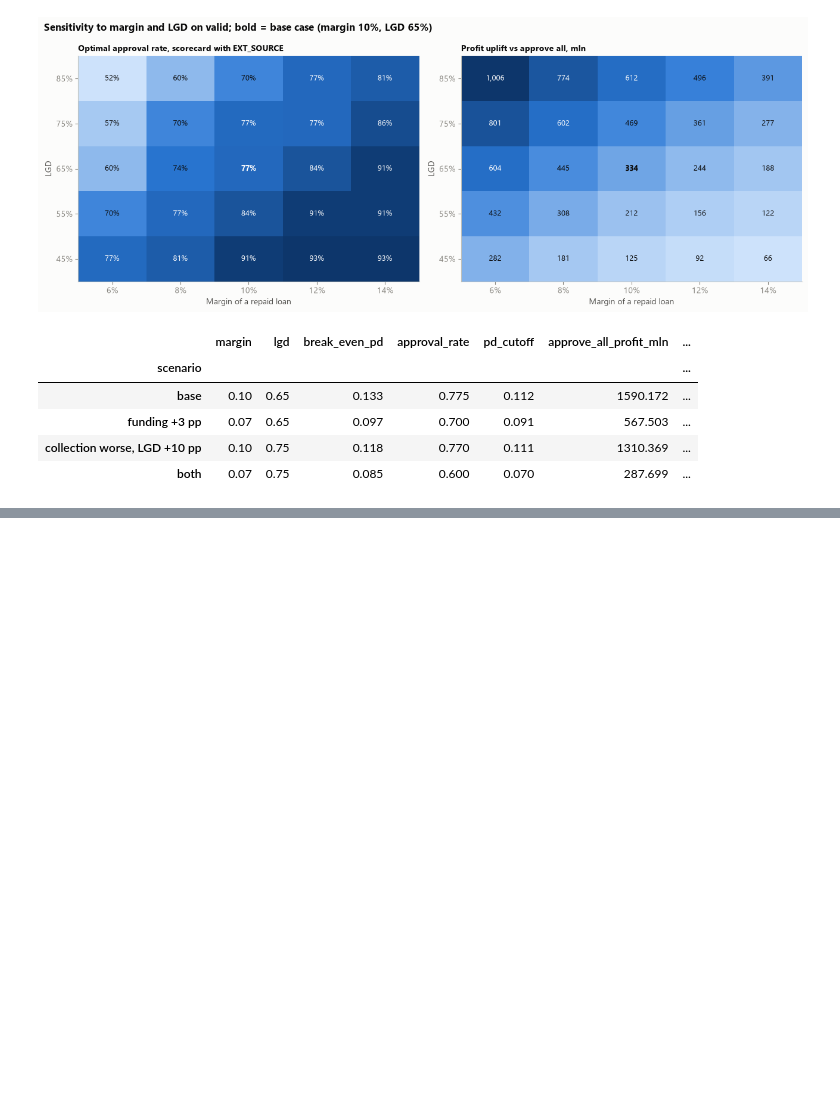
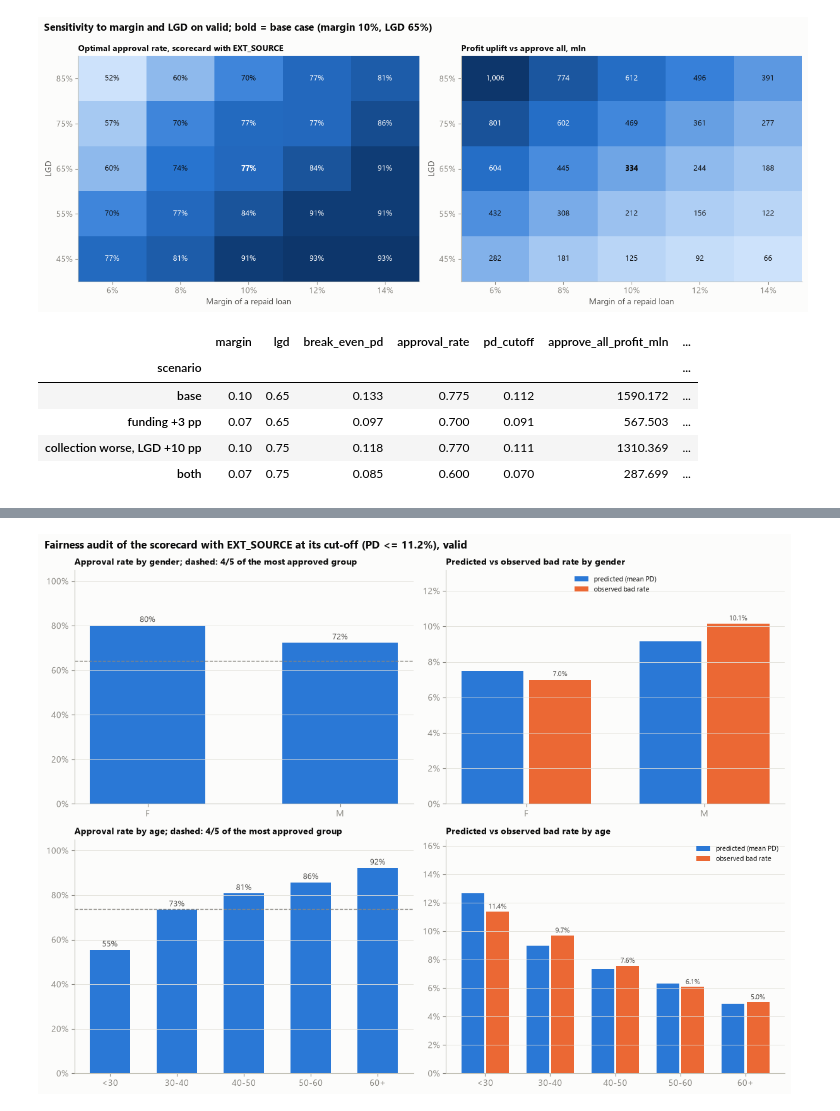
Before and after one commit to Zerol-91/credit-scoring-home-credit, a Jupyter notebook: notebooks/04_economics.ipynb, the cells around one changed output, grey strips where cells are left out. Drawn from its saved outputs; the diff is of its cells as text; code cells hidden in the pictures; blank space fills up the shorter version.

```diff
--- a/notebooks/04_economics.ipynb
+++ b/notebooks/04_economics.ipynb
@@ -337,0 +397,42 @@ pd.DataFrame(rows).set_index("scenario").round(3)
+# %%
+# Main model: scorecard with external scores
+fig, axes = plt.subplots(2, 2, figsize=(12, 9), gridspec_kw={"width_ratios": [1, 1]})
+PRED_COLOR, OBS_COLOR = SERIES[0], SERIES[1]
+
+for row, group_name in enumerate(["gender", "age"]):
+    t = fairness[("scorecard_with_ext", group_name)]
+    x = np.arange(len(t))
+
+    ax = axes[row, 0]
+    ax.bar(x, t["approval_rate"], color=PRED_COLOR, width=0.6)
+    for xi, v in zip(x, t["approval_rate"]):
+        ax.text(xi, v + 0.015, f"{v:.0%}", ha="center", fontsize=9, color=INK_SECONDARY)
+    four_fifths = 0.8 * t["approval_rate"].max()
+    ax.axhline(four_fifths, color=INK_MUTED, linestyle="--", linewidth=1)
+    ax.set_xticks(x, t.index)
+    ax.set_ylim(0, 1.05)
+    ax.yaxis.set_major_formatter(PercentFormatter(1.0, decimals=0))
+    ax.grid(axis="x", visible=False)
+    ax.set_title(f"Approval rate by {group_name}; dashed: 4/5 of the most approved group", fontsize=10)
+
+    ax = axes[row, 1]
+    w = 0.38
+    ax.bar(x - w / 2, t["mean_pd"], width=w * 0.92, color=PRED_COLOR, label="predicted (mean PD)")
+    ax.bar(x + w / 2, t["bad_rate"], width=w * 0.92, color=OBS_COLOR, label="observed bad rate")
+    for xi, v in zip(x + w / 2, t["bad_rate"]):
+        ax.text(xi, v + 0.002, f"{v:.1%}", ha="center", fontsize=8, color=INK_SECONDARY)
+    ax.set_xticks(x, t.index)
+    ax.yaxis.set_major_formatter(PercentFormatter(1.0, decimals=0))
+    ax.grid(axis="x", visible=False)
+    ax.set_title(f"Predicted vs observed bad rate by {group_name}", fontsize=10)
+    ax.set_ylim(0, max(t["mean_pd"].max(), t["bad_rate"].max()) * 1.3)
+    ax.legend(loc="upper center" if group_name == "gender" else "upper right", fontsize=8)
+
+fig.suptitle(f"Fairness audit of the scorecard with EXT_SOURCE at its cut-off (PD <= {CUTOFFS['scorecard_with_ext']:.1%}), valid",
+             x=0.01, ha="left", fontsize=12, fontweight="bold")
+fig.tight_layout()
+
+save_figure(fig, "04_fairness", FIGURES_DIR)
+plt.show()
+# %% [output]
+[figure, added]
```
Also changed, not shown: parts of 2 cells of this notebook, 1 other file.
